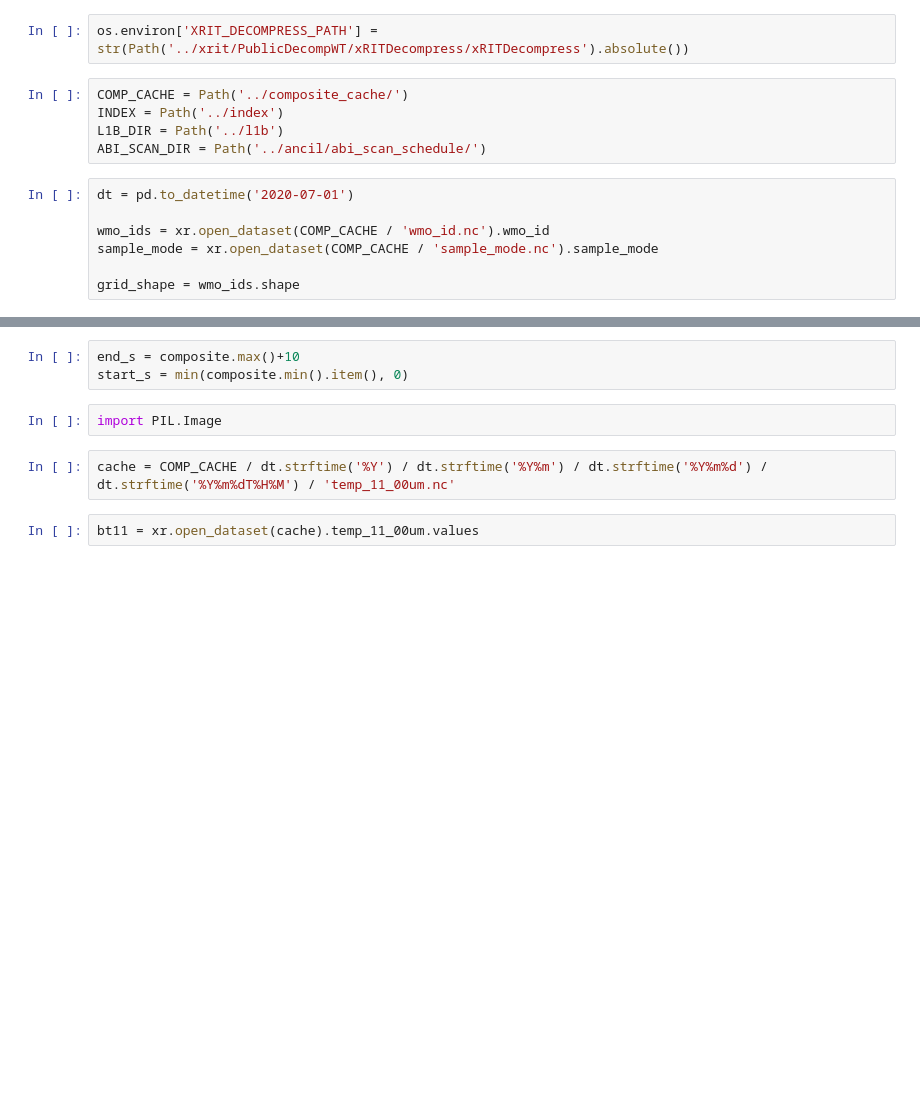
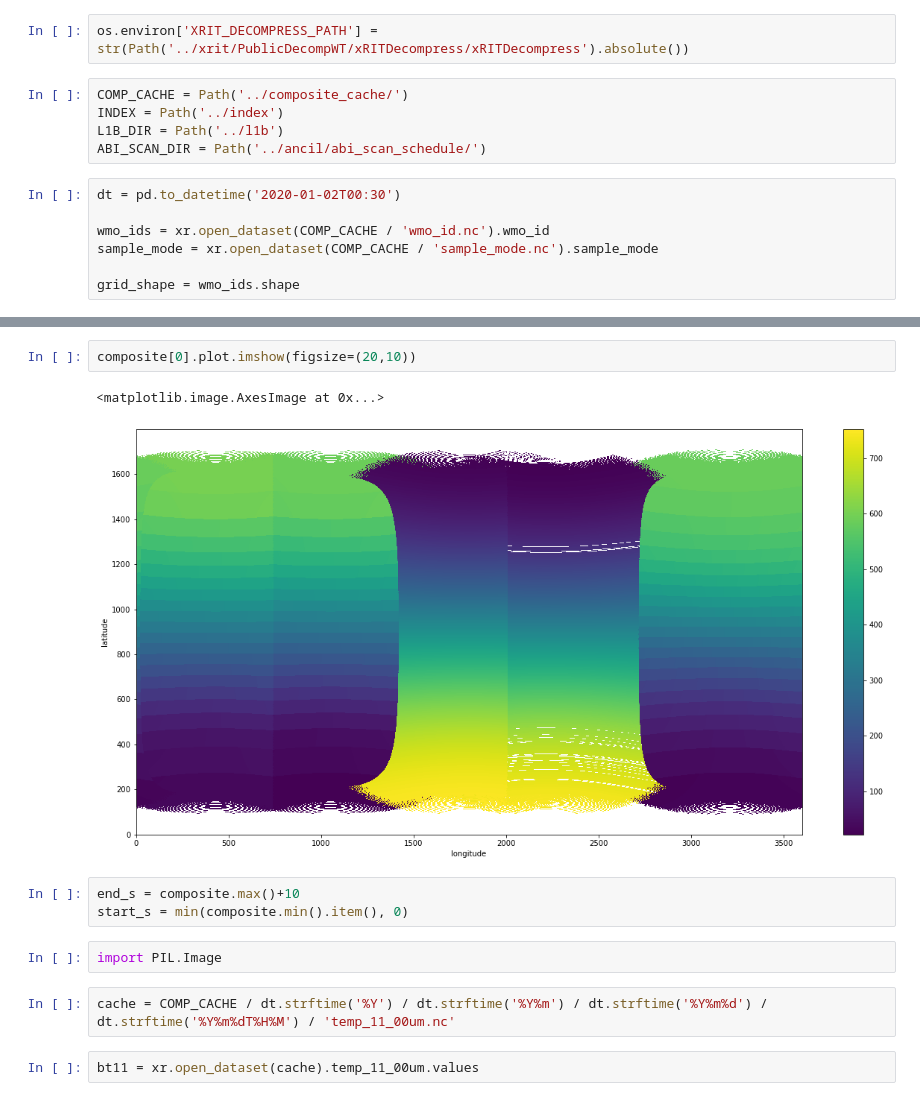
Before and after one commit to CodaP/isccp_l1g_prototype, a Jupyter notebook: notebooks/make_timing.ipynb, the cells around one changed output, grey strips where cells are left out. Drawn from its saved outputs; the diff is of its cells as text; blank space fills up the shorter version.

```diff
--- a/notebooks/make_timing.ipynb
+++ b/notebooks/make_timing.ipynb
@@ -42,7 +46,7 @@ INDEX = Path('../index')
 L1B_DIR = Path('../l1b')
 ABI_SCAN_DIR = Path('../ancil/abi_scan_schedule/')
 # %%
-dt = pd.to_datetime('2020-07-01')
+dt = pd.to_datetime('2020-01-02T00:30')
 
 wmo_ids = xr.open_dataset(COMP_CACHE / 'wmo_id.nc').wmo_id
 sample_mode = xr.open_dataset(COMP_CACHE / 'sample_mode.nc').sample_mode
@@ -104,3 +111,8 @@ composite
+# %%
+composite[0].plot.imshow(figsize=(20,10))
+# %% [output]
+<matplotlib.image.AxesImage at 0x...>
+[figure, added]
 # %%
 end_s = composite.max()+10
 start_s = min(composite.min().item(), 0)
```
Also changed, not shown: parts of 18 cells of this notebook, 6 other files.
